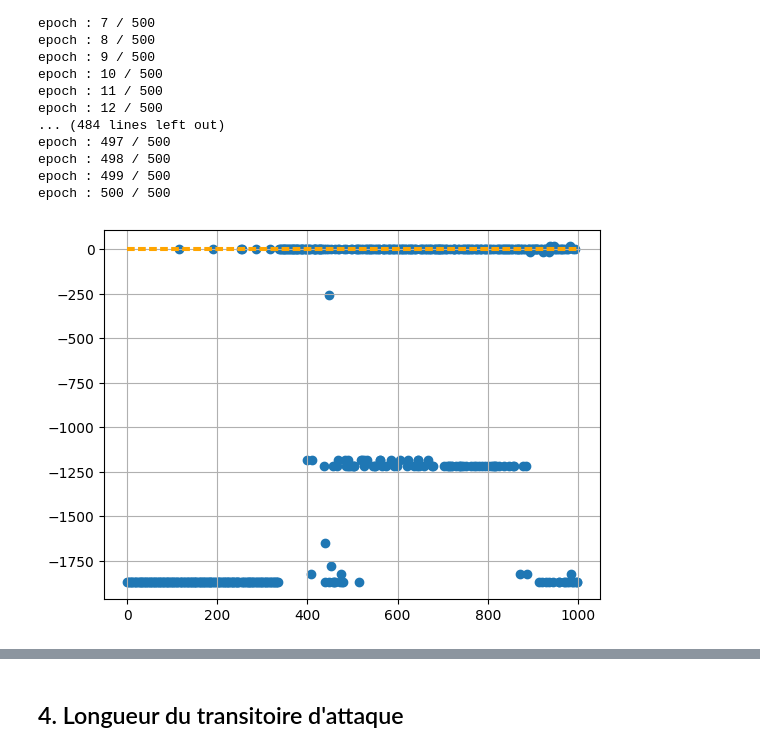
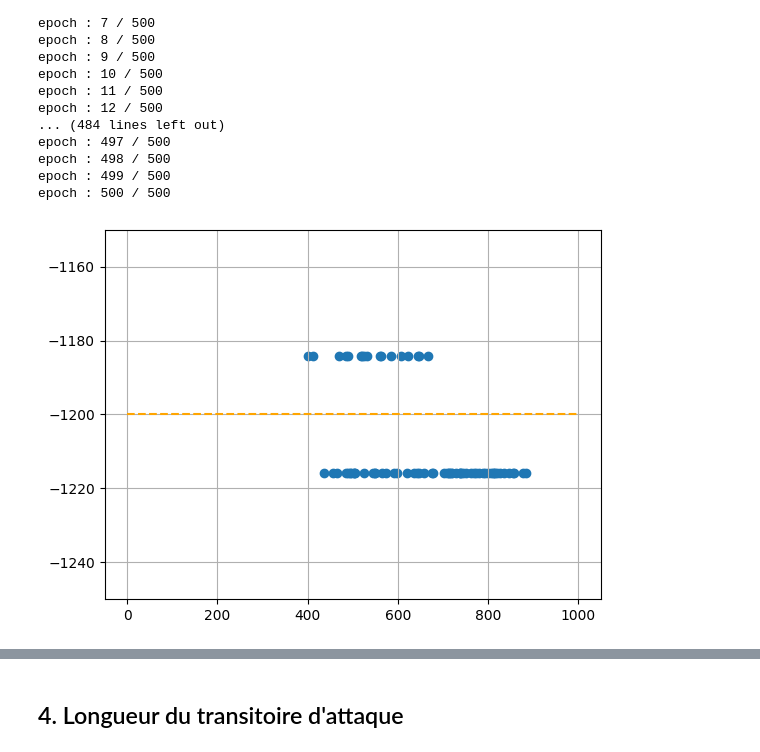
Before and after one commit to BaptisteHi/PAM-Virtual-Instrument, a Jupyter notebook: descripteur_clarinette.ipynb, the cells around one changed output, grey strips where cells are left out. Drawn from its saved outputs; the diff is of its cells as text; code cells hidden in the pictures.

```diff
--- a/descripteurs.ipynb
+++ b/descripteur_clarinette.ipynb
@@ -812,11 +812,12 @@ epoch : 500 / 500
 # %%
 eps3 = 5
 
 plt.scatter(indexes[:,0], D_justesse)
-plt.hlines([-5, 5], 0, 1000, colors = "orange", linestyles='--')
+plt.hlines([-5, 5, -1200], 0, 1000, colors = "orange", linestyles='--')
+plt.ylim((-1250,-1150))
 plt.grid()
 # %% [output]
-[figure, old version]
+[figure, new version]
 # %%
 eps3 = 5 # cents
 axis = np.linspace(0,1,500)
```
Also changed, not shown: parts of 1 cell of this notebook.
